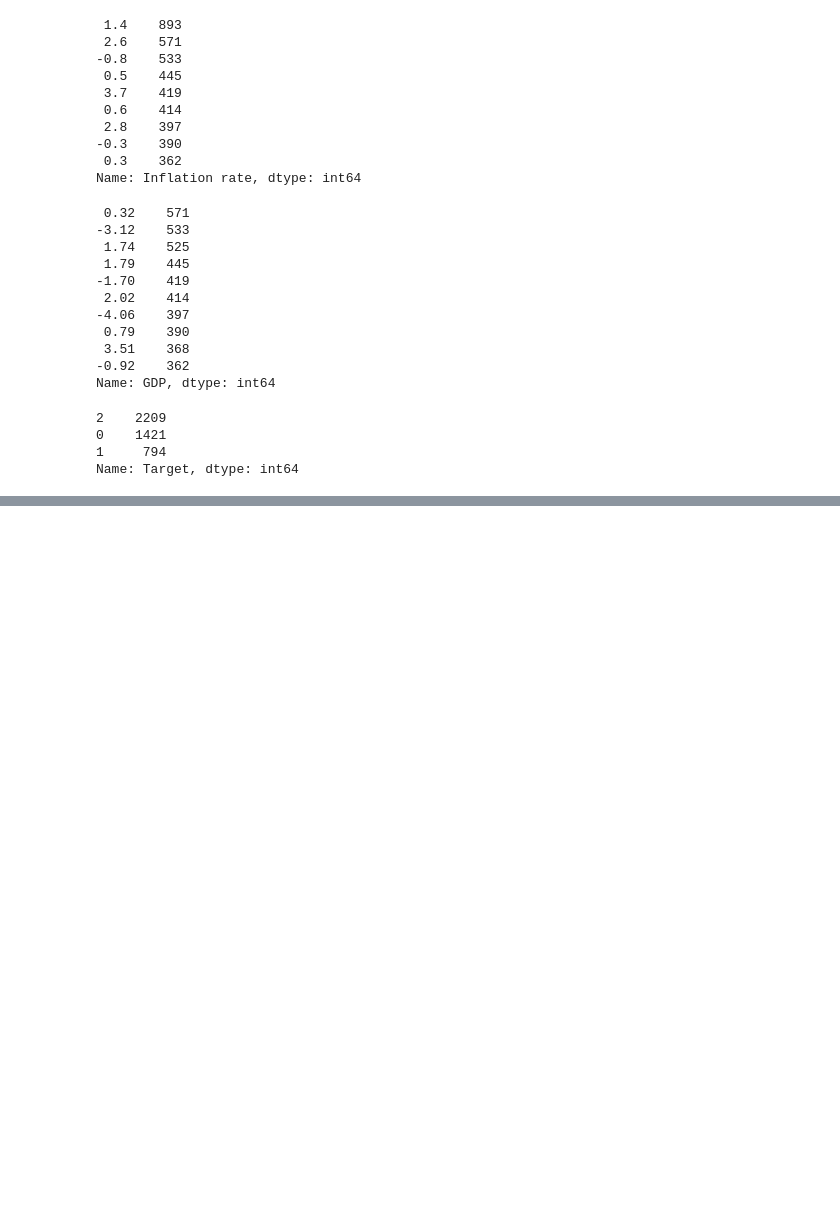
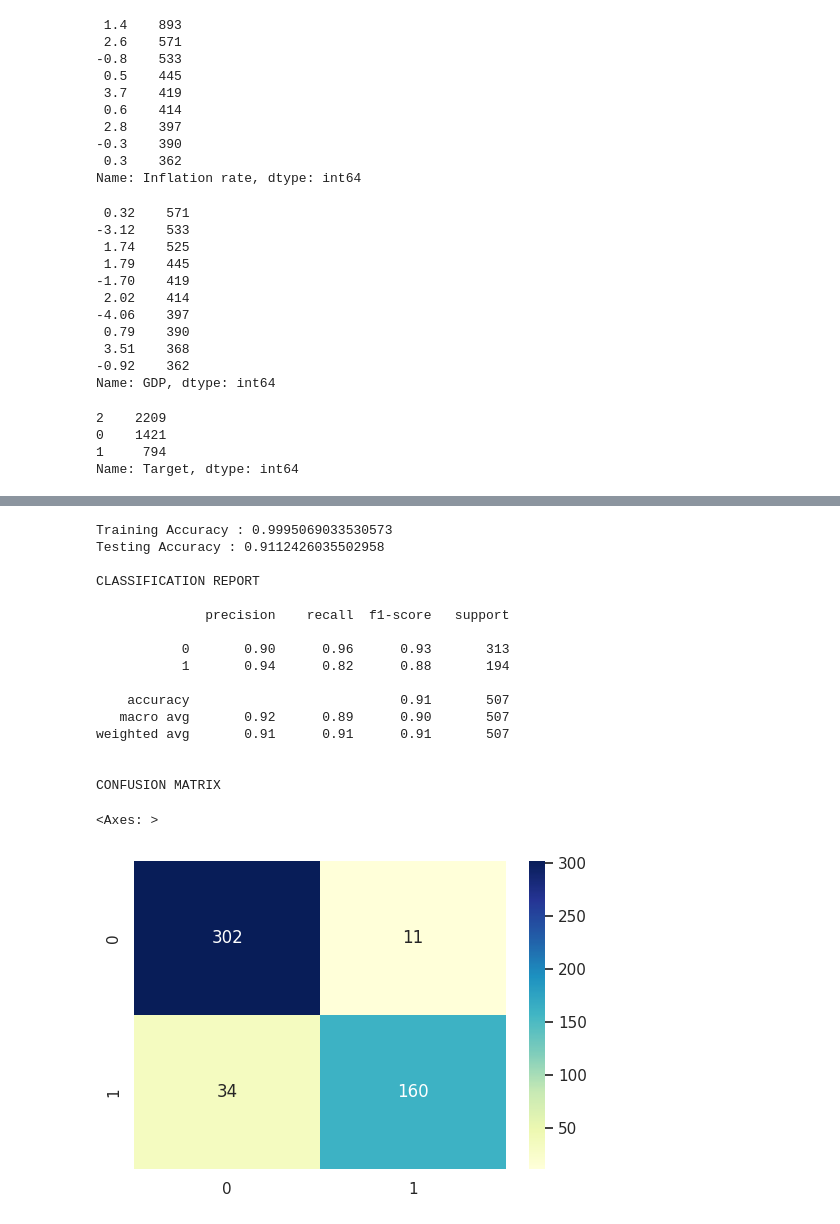
Before and after one commit to ac-infinityhub/zenteiq-kaard, a Jupyter notebook: main.ipynb, the cells around one changed output, grey strips where cells are left out. Cells and saved outputs as stored; diff of their text form; code cells hidden in the pictures; blank space fills up the shorter version.

```diff
--- a/main.ipynb
+++ b/main.ipynb
@@ -890,0 +925,36 @@ sns.heatmap(cm, annot=True, fmt="d")
+# %%
+# Calculating the accuracy of the model
+print('Training Accuracy :',pipeline.score(X_train,y_train))
+print('Testing Accuracy :',pipeline.score(X_test,y_test))
+
+# Make predictions on the test data
+y_pred2 = pipeline.predict(X_test)
+
+print('\nCLASSIFICATION REPORT\n')
+print(classification_report(y_test, y_pred2))
+
+# calculating confusion matrix
+cm = confusion_matrix(y_test, y_pred2)
+
+print('\nCONFUSION MATRIX')
+plt.figure(figsize= (6,4))
+sns.heatmap(cm, annot=True, fmt="d", cmap="YlGnBu")
+# %% [output]
+Training Accuracy : 0.9995069033530573
+Testing Accuracy : 0.9112426035502958
+
+CLASSIFICATION REPORT
+
+              precision    recall  f1-score   support
+
+           0       0.90      0.96      0.93       313
+           1       0.94      0.82      0.88       194
+
+    accuracy                           0.91       507
+   macro avg       0.92      0.89      0.90       507
+weighted avg       0.91      0.91      0.91       507
+
+
+CONFUSION MATRIX
+<Axes: >
+[figure, added]
```
Also changed, not shown: parts of 42 cells of this notebook.
